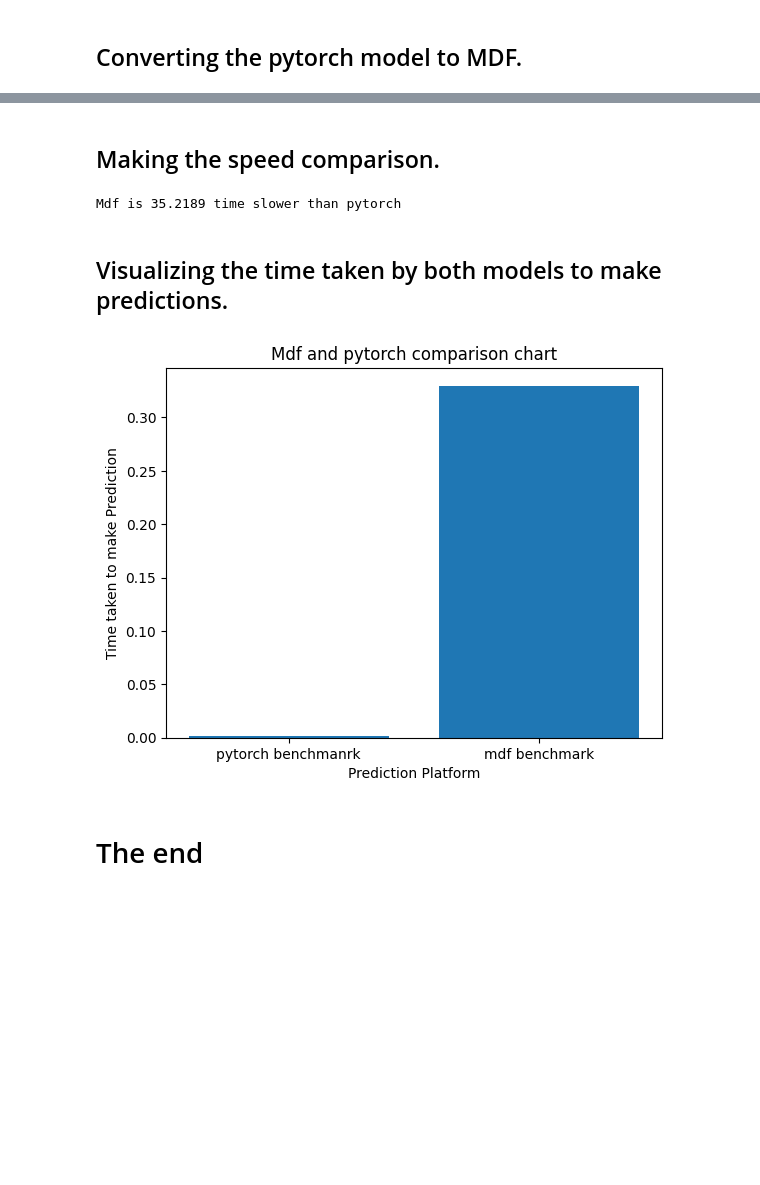
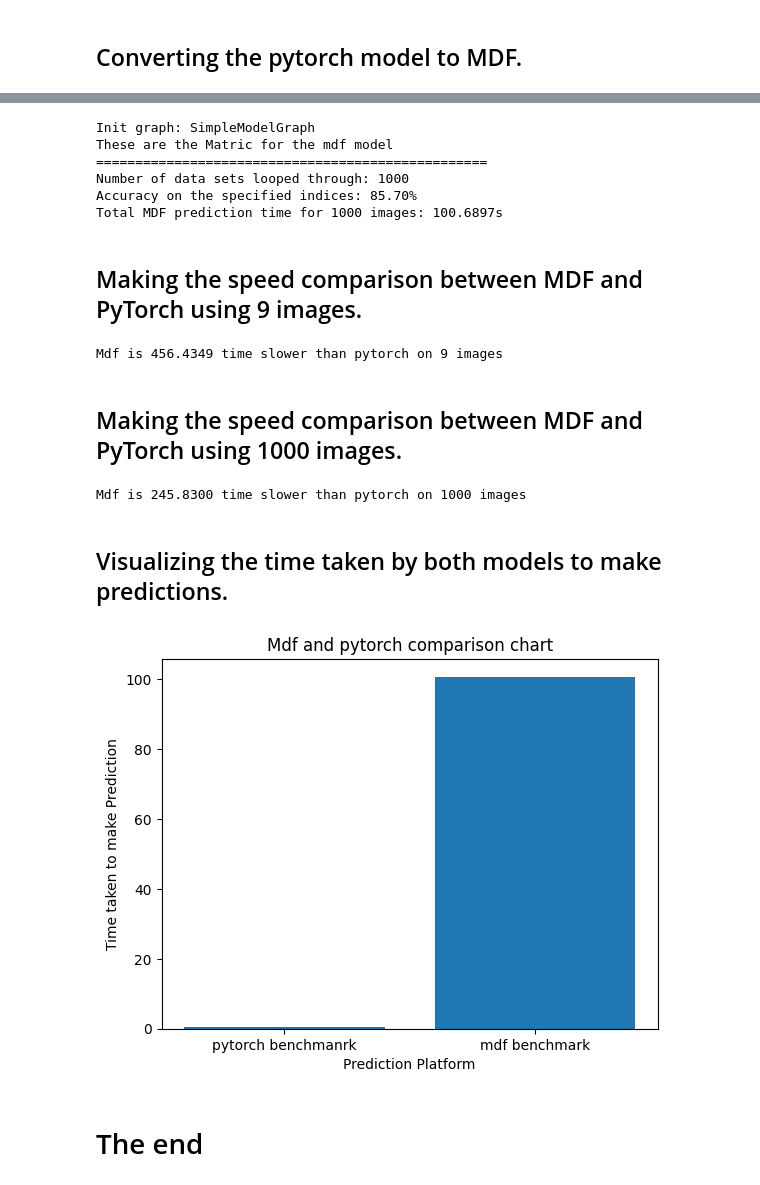
Before and after one commit to ModECI/MDF, a Jupyter notebook: examples/PyTorch/MDF_PyTorch_Benchmark/pytorch_and_mdf_speed_comparison.ipynb, the cells around one changed output, grey strips where cells are left out. Drawn from its saved outputs; the diff is of its cells as text; code cells hidden in the pictures; blank space fills up the shorter version.

Commit message:
added suppport to test mdf and pytorch with 1000 images and showing its accuracy

```diff
--- a/examples/PyTorch/MDF_PyTorch_Benchmark/pytorch_and_mdf_speed_comparison.ipynb
+++ b/examples/PyTorch/MDF_PyTorch_Benchmark/pytorch_and_mdf_speed_comparison.ipynb
@@ -335,31 +374,90 @@ Total MDF prediction time for 9 images: 0.5514s
+# %%
+# Initialize variables for accuracy calculation
+correct_predictions = 0
+total_predictions = 0
+
+# Initialize total time
+total_mdf_prediction_time = 0.0
+
+# Load the MDF model graph and create the EvaluableGraph
+mdf_graph = mdf_model.graphs[0]
+eg = EvaluableGraph(graph=mdf_graph, verbose=False)
+
+# Loop through the specified indices and make predictions using MDF
+for index in range(1000):
+    _, label = testset[index]
+    test_img = testset.data[index] / 255  # Preprocess the image
+
+    # Make predictions using MDF
+    start_time = time.time()
+
+    params_dict['input1'] = test_img.detach().numpy()
+    eg.evaluate(initializer=params_dict, time_increment=100)
+    mdf_pred = eg.output_enodes[0].get_output()
+
+    end_time = time.time()
+
+    total_predictions += 1
+    if mdf_pred.argmax().item() == label:
+        correct_predictions += 1
+
+    total_mdf_prediction_time += end_time - start_time
+
+# Calculate accuracy
+accuracy = correct_predictions / total_predictions
+
+print("These are the Matric for the mdf model")
+print("=" * 50)
+print("Number of data sets looped through:", total_predictions)
+print("Accuracy on the specified indices: {:.2%}".format(accuracy))
+print("Total MDF prediction time for {} images: {:.4f}s".format(total_predictions, total_mdf_prediction_time))
+# %% [output]
+Init graph: SimpleModelGraph
+These are the Matric for the mdf model
+==================================================
+Number of data sets looped through: 1000
+Accuracy on the specified indices: 85.70%
+Total MDF prediction time for 1000 images: 100.6897s
 # %% [markdown]
-## Making the speed comparison.
+## Making the speed comparison between MDF and PyTorch using 9 images.
 # %%
 # Calculate the speed comparison between MDF and PyTorch predictions
-speed_comparsion = total_mdf_prediction_time / total_pytorch_prediction_time
+if total_pytorch_prediction_time_small == 0:
+    print("Pytorch made its prediction under 0s")
 
-# Print the result
-print("Mdf is {:.4f} time slower than pytorch".format(speed_comparsion))
+else:
+    speed_comparsion_small = total_mdf_prediction_time_small / total_pytorch_prediction_time_small
+    # Print the result
+    print("Mdf is {:.4f} time slower than pytorch on 9 images".format(speed_comparsion_small))
 # %% [output]
-Mdf is 35.2189 time slower than pytorch
+Mdf is 456.4349 time slower than pytorch on 9 images
+# %% [markdown]
+## Making the speed comparison between MDF and PyTorch using 1000 images.
+# %%
+speed_comparsion = total_mdf_prediction_time / total_pytorch_prediction_time
+
+# Print the result
+print("Mdf is {:.4f} time slower than pytorch on 1000 images".format(speed_comparsion))
+# %% [output]
+Mdf is 245.8300 time slower than pytorch on 1000 images
 # %% [markdown]
 ## Visualizing the time taken by both models to make predictions.
 # %%
 # Prepare the data for the bar plot
-data = [pytorch_total_time, mdf_total_time]
+data = [total_pytorch_prediction_time, total_mdf_prediction_time]
 labels = ["pytorch benchmanrk", "mdf benchmark"]
 
 # Create a bar plot
 plt.bar(labels, data)
 
 # Add labels and title to the plot
 plt.xlabel('Prediction Platform')
 plt.ylabel('Time taken to make Prediction')
 plt.title('Mdf and pytorch comparison chart')
 
 # Display the plot
 plt.show()
 # %% [output]
-[figure, old version]
+[figure, new version]
-# %% [markdown]
-# The end
+# %% [markdown]
+# The end
```
Also changed, not shown: parts of 12 cells of this notebook.
